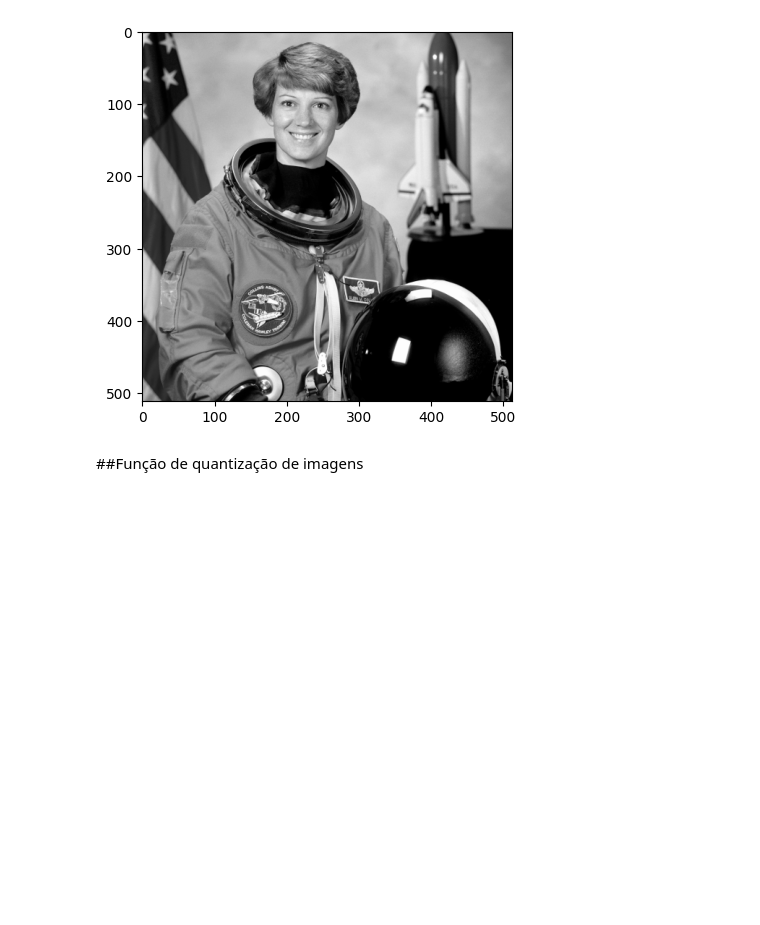
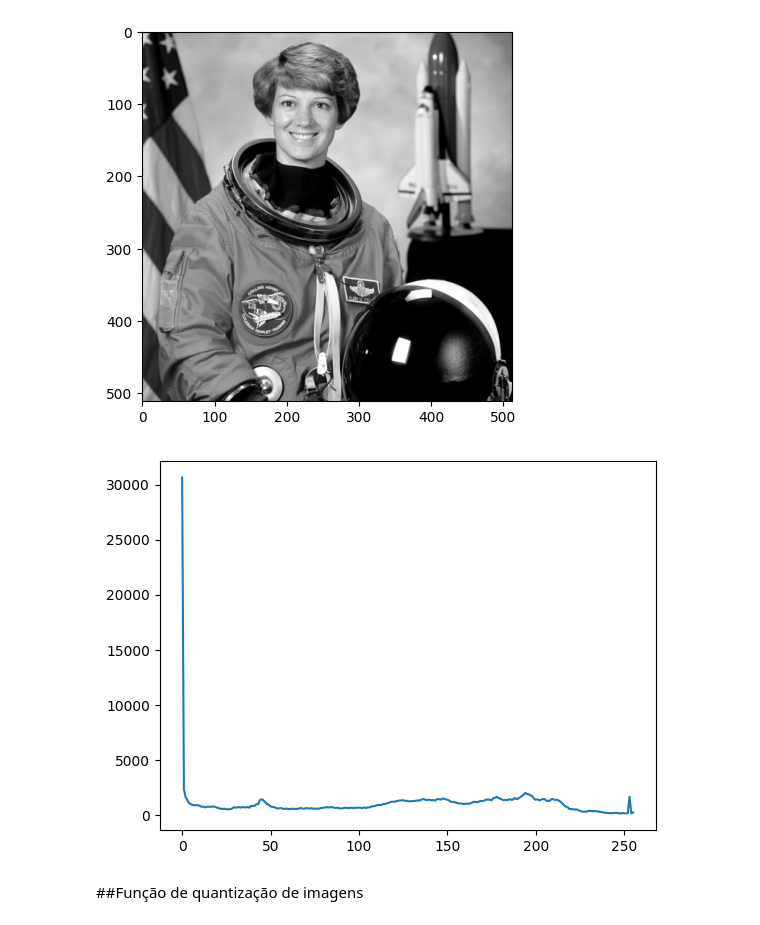
Before and after one commit to IagoMagalhaes23/BBP1026---PROCESSAMENTO-DIGITAL-DE-IMAGENS, a Jupyter notebook: Efeito_da_quantização_e_amostragem_Iago_Magalhaes.ipynb, the cells around one changed output. Saved outputs shown, nothing was run; the diff lists cells and outputs as text; code cells hidden in the pictures; blank space fills up the shorter version.

```diff
--- a/Efeito_da_quantização_e_amostragem_Iago_Magalhaes.ipynb
+++ b/Efeito_da_quantização_e_amostragem_Iago_Magalhaes.ipynb
@@ -69,6 +54,12 @@ plt.show()
 # %% [output]
 Shape da imagem convertida: (512, 512, 3)
 [figure]
+# %%
+hist = cv2.calcHist([grayImage],[0],None,[256],[0,256])
+plt.plot(hist)
+plt.show()
+# %% [output]
+[figure, added]
 # %% [markdown]
 ##Função de quantização de imagens
 # %%
```
Also changed, not shown: parts of 6 cells of this notebook.
